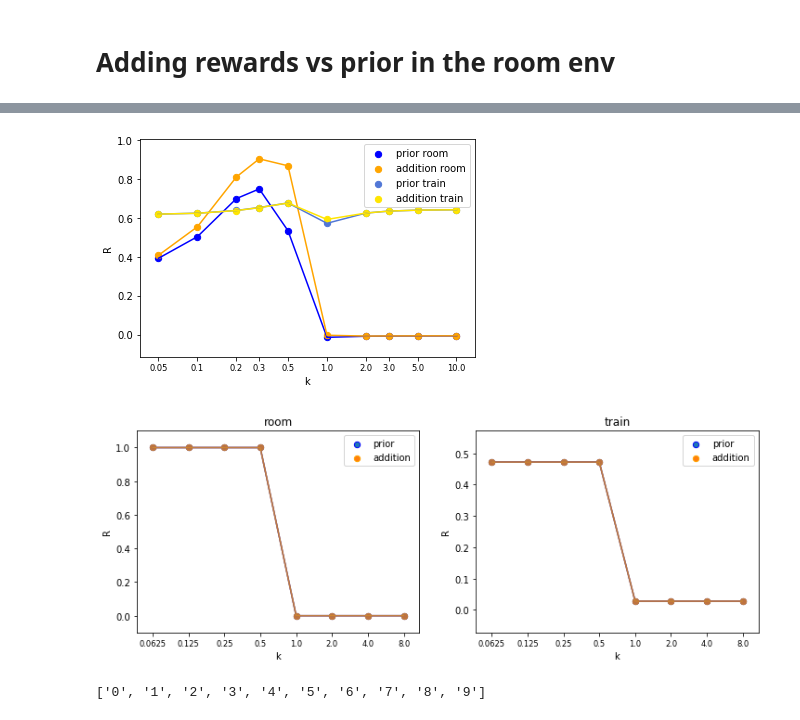
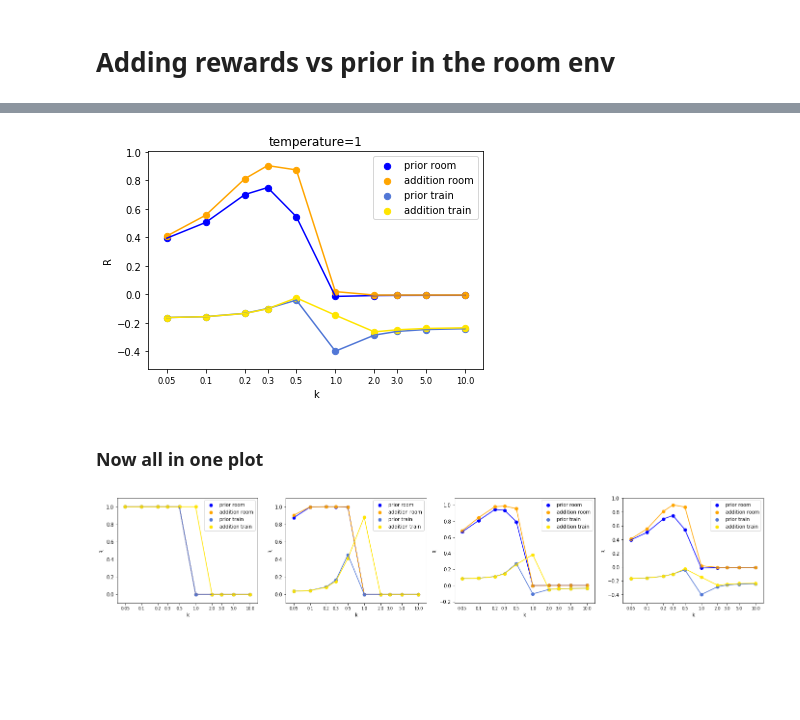
Before and after one commit to krasheninnikov/max-causal-ent-irl, a Jupyter notebook: tuning-hyperparams.ipynb, the cells around one changed output, grey strips where cells are left out. Cells and saved outputs as stored; diff of their text form; code cells hidden in the pictures; blank space fills up the shorter version.

```diff
--- a/tuning-hyperparams.ipynb
+++ b/tuning-hyperparams.ipynb
@@ -128 +113,13 @@ plot_params_multiple([get_stats("mceirl", "apples", "default", "add_rewards", "w
+# %%
+# temp=1
+stats_list_per_env_t1 = [[get_stats("mceirl", "room", "default", "use_prior", "k",  "./results/use_prior_vs_add_r_t1"),
+                      get_stats("mceirl", "room", "default", "add_rewards", "k",  "./results/use_prior_vs_add_r_t1"),
+                      get_stats("mceirl", "train", "default", "use_prior", "k",  "./results/use_prior_vs_add_r_t1"),
+                      get_stats("mceirl", "train", "default", "add_rewards", "k",  "./results/use_prior_vs_add_r_t1")]]
+
+plot_params_multiple_one_plot(stats_list_per_env_t1, title="temperature=1")
+# %% [output]
+[figure, added]
+# %% [markdown]
+### Now all in one plot
 # %%
@@ -166,14 +173,2 @@ def plot_params_multiple_one_plot(stats_list_per_env,
 
     plt.show()
-# %%
-stats_list_per_env = [[get_stats("mceirl", "room", "default", "use_prior", "k",  "./results/use_prior_vs_add_r"),
-                      get_stats("mceirl", "room", "default", "add_rewards", "k",  "./results/use_prior_vs_add_r"),
-                      get_stats("mceirl", "train", "default", "use_prior", "k",  "./results/use_prior_vs_add_r"),
-                      get_stats("mceirl", "train", "default", "add_rewards", "k",  "./results/use_prior_vs_add_r")]]
-
-plot_params_multiple_one_plot(stats_list_per_env)
-
-#print(get_stats("mceirl", "train", "default", "add_rewards", "k",  "./results/use_prior_vs_add_r_w07"))
-#print(get_stats("mceirl", "train", "default", "use_prior", "k",  "./results/use_prior_vs_add_r_w07"))
-# %% [output]
-[figure, removed]
@@ -215,17 +175,5 @@ def plot_params_multiple(stats_list_per_env,
-# %%
-stats_list_per_envstats_li  = [[get_stats("mceirl", "room", "default", "use_prior", "k",  "./results/use_prior_vs_add_r_5k_steps"),
-                      get_stats("mceirl", "room", "default", "add_rewards", "k",  "./results/use_prior_vs_add_r_5k_steps")],
-                     [get_stats("mceirl", "train", "default", "use_prior", "k",  "./results/use_prior_vs_add_r_5k_steps"),
-                      get_stats("mceirl", "train", "default", "add_rewards", "k",  "./results/use_prior_vs_add_r_5k_steps")]]
-
-plot_params_multiple(stats_list_per_envstats_li)
-# %% [output]
-[figure, removed]
-# %%
-a = np.arange(10)
-ticks_str = []
-for i in a:
-    ticks_str.append(str(i))
-ticks_str
-# %% [output]
-['0', '1', '2', '3', '4', '5', '6', '7', '8', '9']
+# %%
+env_lists_per_t = [stats_list_per_env_t0, stats_list_per_env_t01, stats_list_per_env_t05, stats_list_per_env_t1]
+plot_params_multiple(env_lists_per_t)
+# %% [output]
+[figure, added]
```
Also changed, not shown: parts of 16 cells of this notebook.
